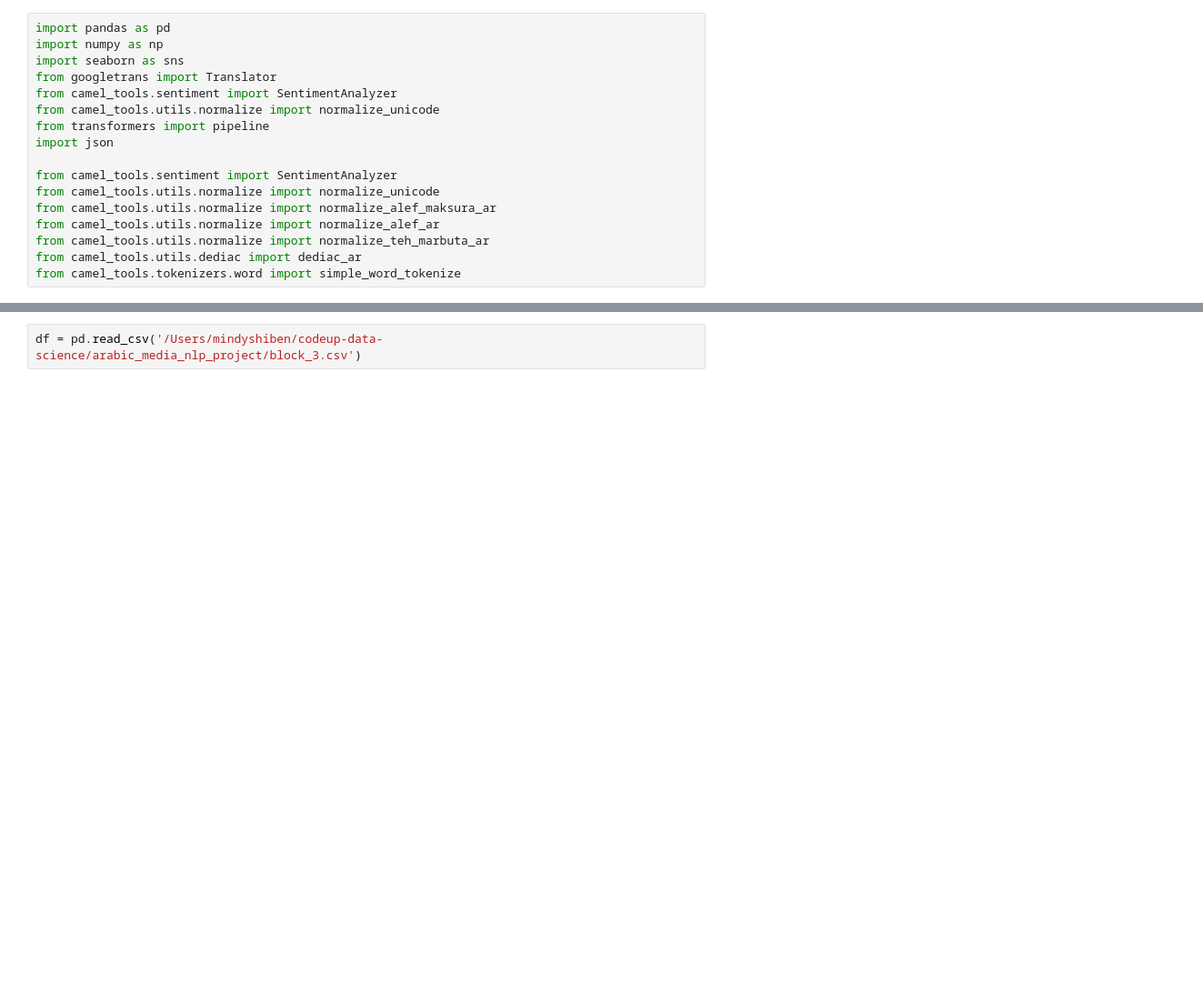
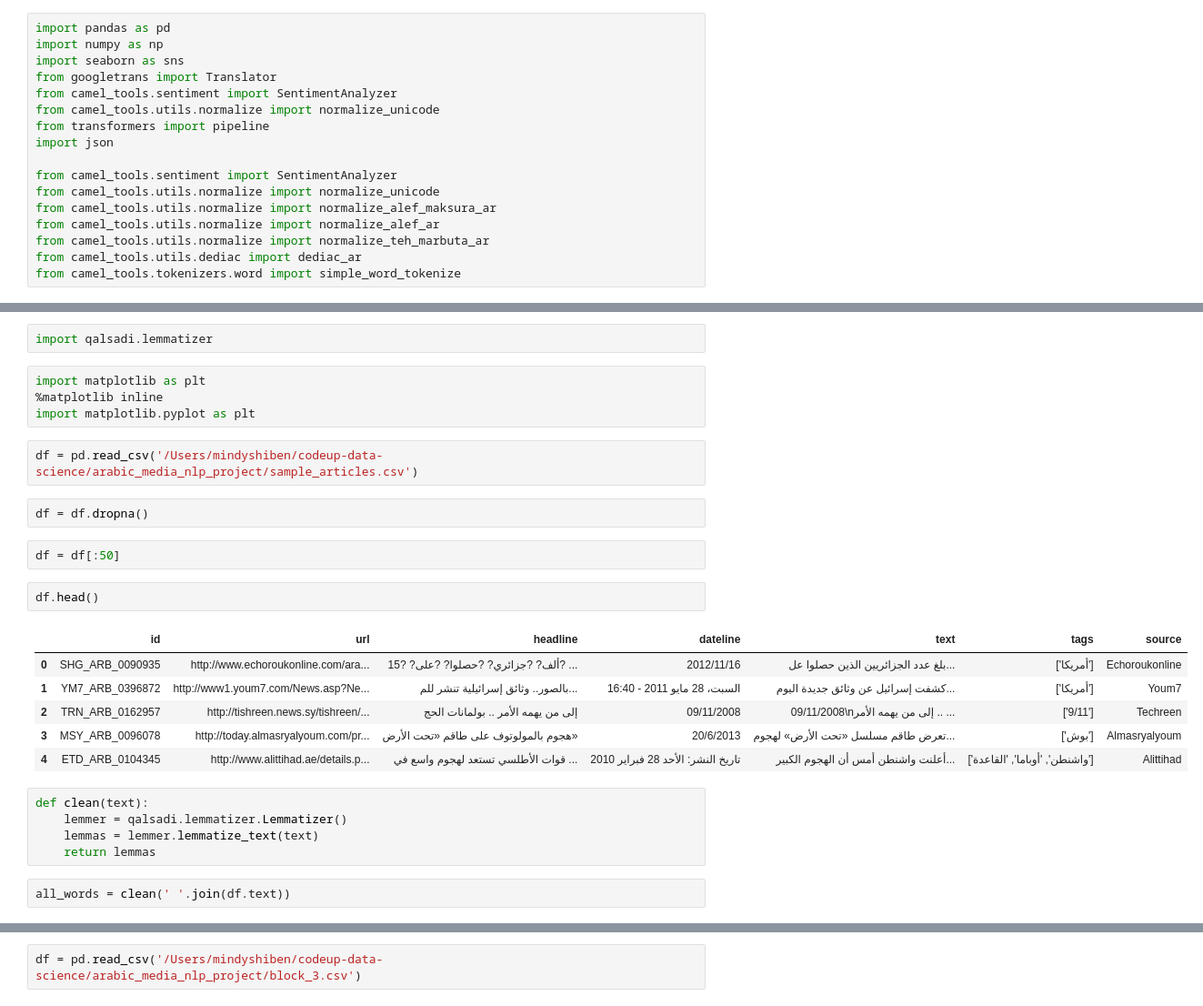
Before and after one commit to Rachuig-Green-Rackley-Shiben/arabic_media_nlp_project, a Jupyter notebook: mindy_drafts/prepare_mindy.ipynb, the cells around one changed output, grey strips where cells are left out. Shown at 91% size. Drawn from its saved outputs; the diff is of its cells as text; blank space fills up the shorter version.

```diff
--- a/mindy_drafts/prepare_mindy.ipynb
+++ b/mindy_drafts/prepare_mindy.ipynb
@@ -17,0 +26,28 @@ from camel_tools.tokenizers.word import simple_word_tokenize
+# %%
+import qalsadi.lemmatizer
+# %%
+import matplotlib as plt
+%matplotlib inline
+import matplotlib.pyplot as plt
+# %%
+df = pd.read_csv('/Users/mindyshiben/codeup-data-science/arabic_media_nlp_project/sample_articles.csv')
+# %%
+df = df.dropna()
+# %%
+df = df[:50]
+# %%
+df.head()
+# %% [output]
+|  | id | url | headline | dateline | text | tags | source |
+| 0 | SHG_ARB_0090935 | http://www.echoroukonline.com/ara... | 15? ?ألف? ?جزائري? ?حصلوا? ?على? ... | 2012/11/16 | بلغ عدد الجزائريين الذين حصلوا عل... | ['أمريكا'] | Echoroukonline |
+| 1 | YM7_ARB_0396872 | http://www1.youm7.com/News.asp?Ne... | بالصور.. وثائق إسرائيلية تنشر للم... | السبت، 28 مايو 2011 - 16:40 | كشفت إسرائيل عن وثائق جديدة اليوم... | ['أمريكا'] | Youm7 |
+| 2 | TRN_ARB_0162957 | http://tishreen.news.sy/tishreen/... | إلى من يهمه الأمر .. بولمانات الحج | 09/11/2008 | 09/11/2008\nإلى من يهمه الأمر .. ... | ['9/11'] | Techreen |
+| 3 | MSY_ARB_0096078 | http://today.almasryalyoum.com/pr... | هجوم بالمولوتوف على طاقم «تحت الأرض» | 20/6/2013 | تعرض طاقم مسلسل «تحت الأرض» لهجوم... | ['بوش'] | Almasryalyoum |
+| 4 | ETD_ARB_0104345 | http://www.alittihad.ae/details.p... | قوات الأطلسي تستعد لهجوم واسع في ... | تاريخ النشر: الأحد 28 فبراير 2010 | أعلنت واشنطن أمس أن الهجوم الكبير... | ['واشنطن', 'أوباما', 'القاعدة'] | Alittihad |
+# %%
+def clean(text):
+    lemmer = qalsadi.lemmatizer.Lemmatizer()
+    lemmas = lemmer.lemmatize_text(text)
+    return lemmas
+# %%
+all_words = clean(' '.join(df.text))
```
Also changed, not shown: parts of 10 cells of this notebook, 7 other files.
